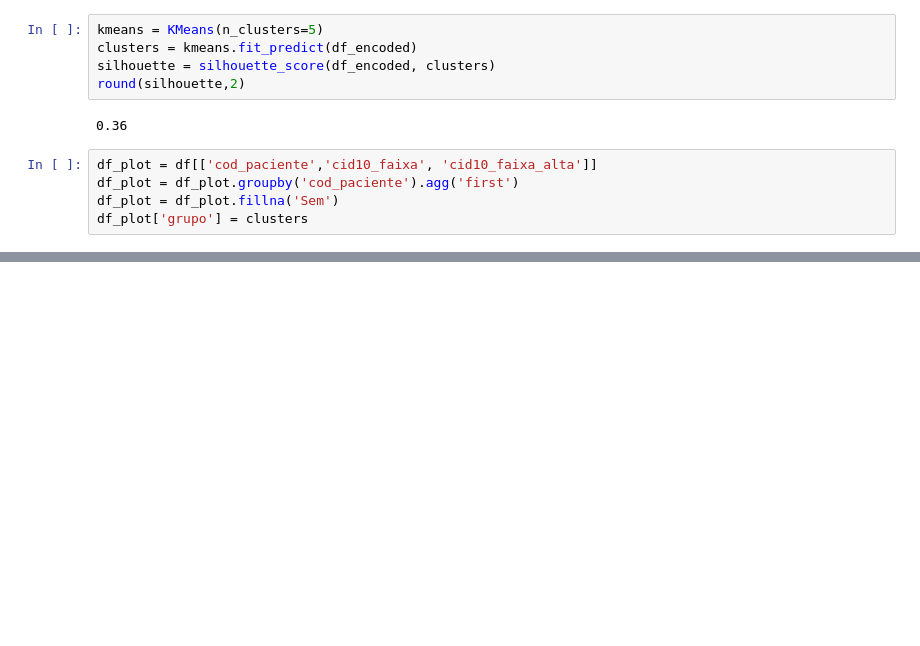
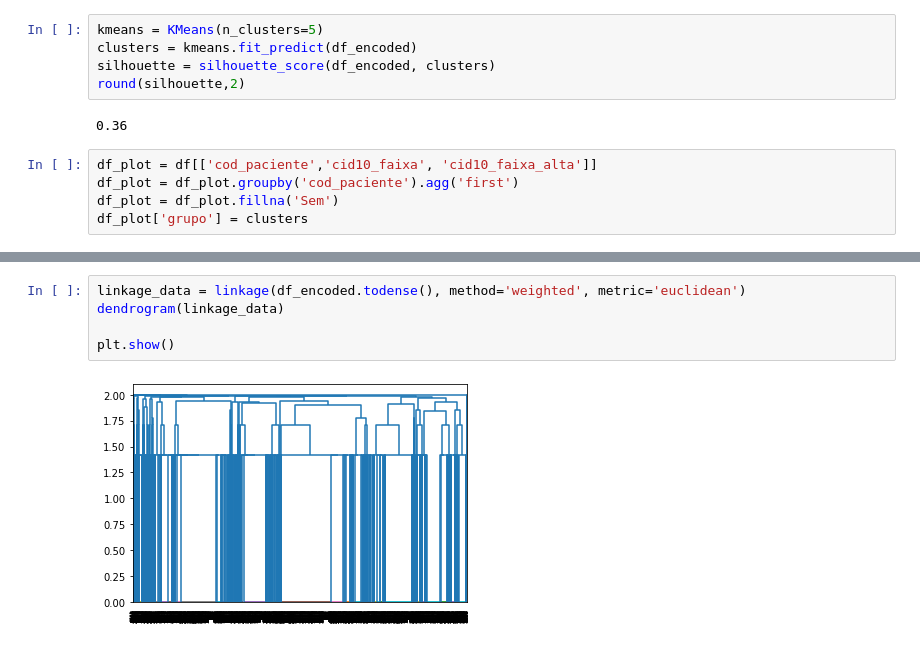
Before and after one commit to ImagineDogs/TranstornosMentais, a Jupyter notebook: notebooks/Agrupamento.ipynb, the cells around one changed output, grey strips where cells are left out. Drawn from its saved outputs; the diff is of its cells as text; blank space fills up the shorter version.

```diff
--- a/notebooks/Agrupamento.ipynb
+++ b/notebooks/Agrupamento.ipynb
@@ -192,0 +236,7 @@ plt.show()
+# %%
+linkage_data = linkage(df_encoded.todense(), method='weighted', metric='euclidean')
+dendrogram(linkage_data)
+
+plt.show()
+# %% [output]
+[figure, added]
```
Also changed, not shown: parts of 17 cells of this notebook.
